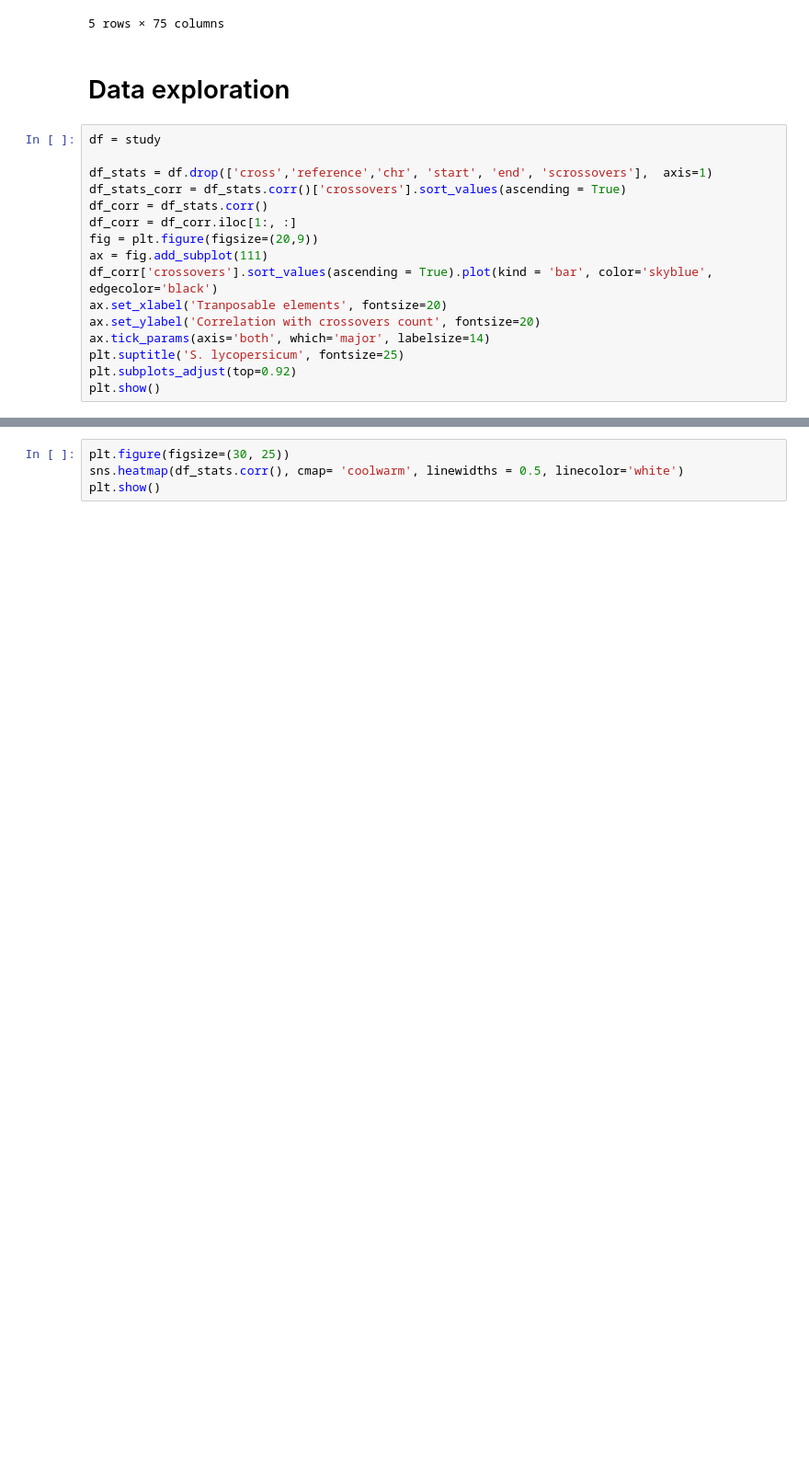
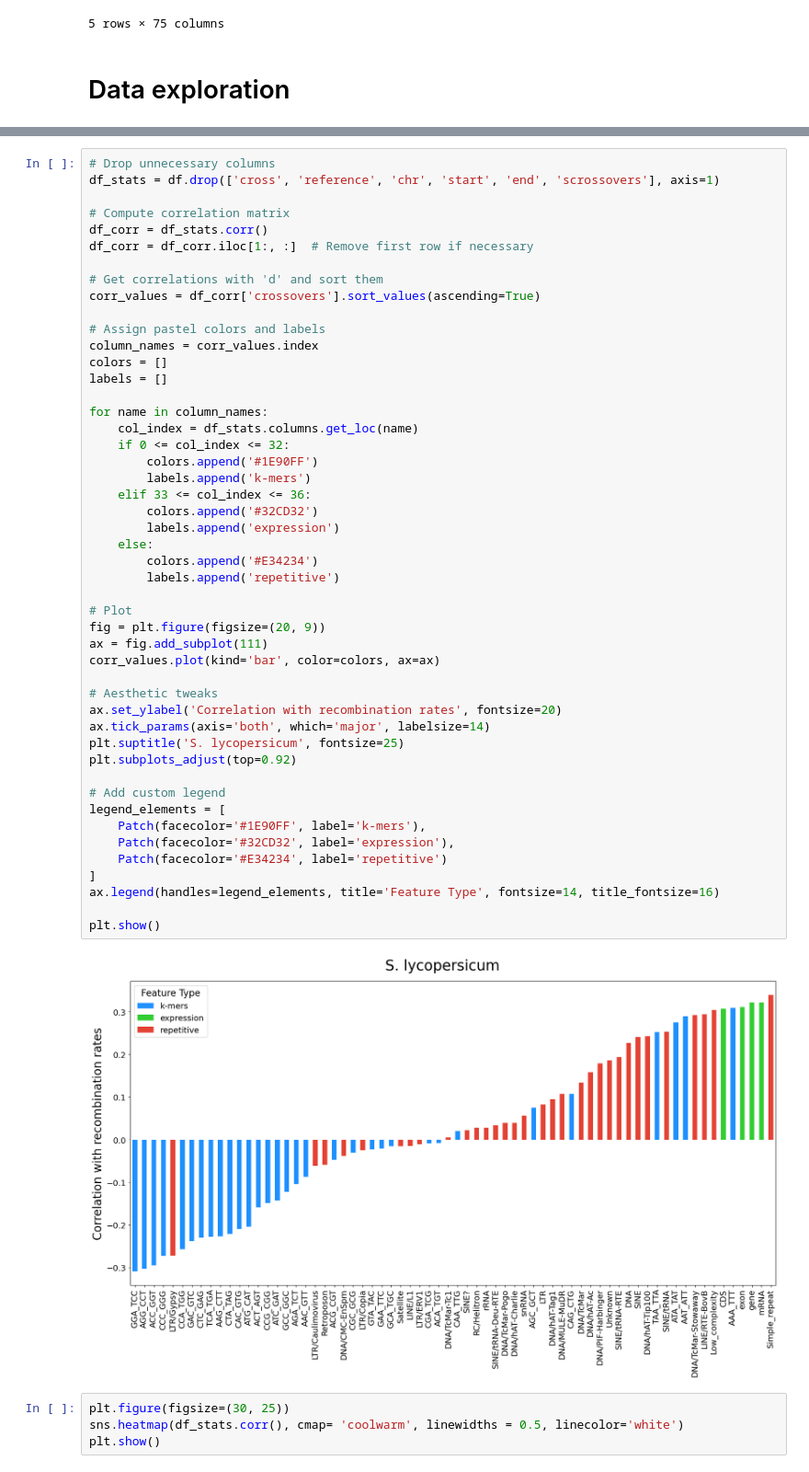
Before and after one commit to maurope/wur, a Jupyter notebook: tomato/all/model_lycopersicum_all.ipynb, the cells around one changed output, grey strips where cells are left out. Shown at 92% size. Drawn from its saved outputs; the diff is of its cells as text; blank space fills up the shorter version.

```diff
--- a/tomato/all/model_lycopersicum_all.ipynb
+++ b/tomato/all/model_lycopersicum_all.ipynb
@@ -37,19 +38,3 @@ study.head()
 5 rows × 75 columns
 # %% [markdown]
 # Data exploration
-# %%
-df = study
-
-df_stats = df.drop(['cross','reference','chr', 'start', 'end', 'scrossovers'],  axis=1)
-df_stats_corr = df_stats.corr()['crossovers'].sort_values(ascending = True)
-df_corr = df_stats.corr()
-df_corr = df_corr.iloc[1:, :]
-fig = plt.figure(figsize=(20,9))
-ax = fig.add_subplot(111)
-df_corr['crossovers'].sort_values(ascending = True).plot(kind = 'bar', color='skyblue', edgecolor='black')
-ax.set_xlabel('Tranposable elements', fontsize=20)
-ax.set_ylabel('Correlation with crossovers count', fontsize=20)
-ax.tick_params(axis='both', which='major', labelsize=14)
-plt.suptitle('S. lycopersicum', fontsize=25)
-plt.subplots_adjust(top=0.92)
-plt.show()
@@ -58,3 +41,53 @@ plt.show()
+# %%
+# Drop unnecessary columns
+df_stats = df.drop(['cross', 'reference', 'chr', 'start', 'end', 'scrossovers'], axis=1)
+
+# Compute correlation matrix
+df_corr = df_stats.corr()
+df_corr = df_corr.iloc[1:, :]  # Remove first row if necessary
+
+# Get correlations with 'd' and sort them
+corr_values = df_corr['crossovers'].sort_values(ascending=True)
+
+# Assign pastel colors and labels
+column_names = corr_values.index
+colors = []
+labels = []
+
+for name in column_names:
+    col_index = df_stats.columns.get_loc(name)
+    if 0 <= col_index <= 32:
+        colors.append('#1E90FF')
+        labels.append('k-mers')
+    elif 33 <= col_index <= 36:
+        colors.append('#32CD32')
+        labels.append('expression')
+    else:
+        colors.append('#E34234')
+        labels.append('repetitive')
+
+# Plot
+fig = plt.figure(figsize=(20, 9))
+ax = fig.add_subplot(111)
+corr_values.plot(kind='bar', color=colors, ax=ax)
+
+# Aesthetic tweaks
+ax.set_ylabel('Correlation with recombination rates', fontsize=20)
+ax.tick_params(axis='both', which='major', labelsize=14)
+plt.suptitle('S. lycopersicum', fontsize=25)
+plt.subplots_adjust(top=0.92)
+
+# Add custom legend
+legend_elements = [
+    Patch(facecolor='#1E90FF', label='k-mers'),
+    Patch(facecolor='#32CD32', label='expression'),
+    Patch(facecolor='#E34234', label='repetitive')
+]
+ax.legend(handles=legend_elements, title='Feature Type', fontsize=14, title_fontsize=16)
+
+plt.show()
+# %% [output]
+[figure, added]
 # %%
 plt.figure(figsize=(30, 25))
 sns.heatmap(df_stats.corr(), cmap= 'coolwarm', linewidths = 0.5, linecolor='white')
```
Also changed, not shown: parts of 8 cells of this notebook, 4 other files.
